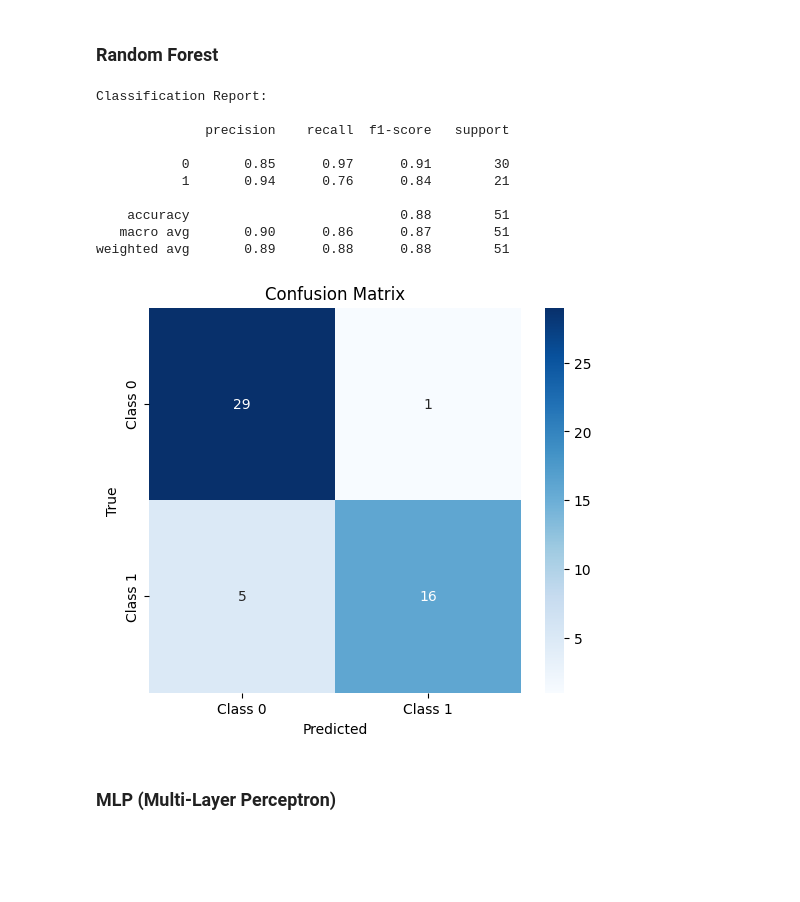
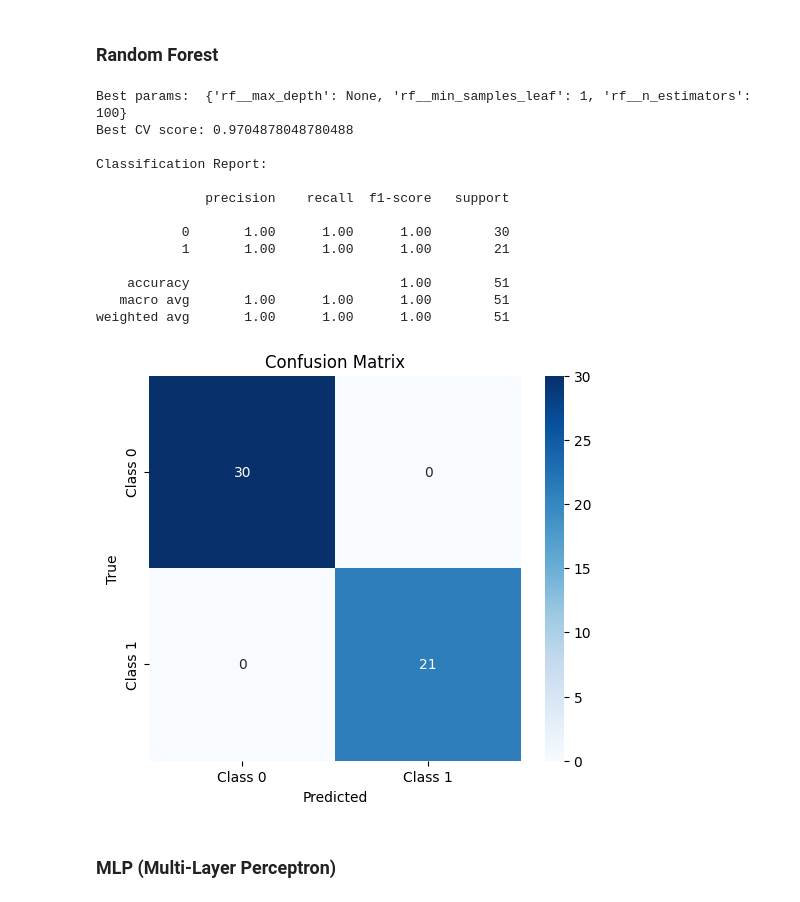
Before and after one commit to MichaelL200/Projekt-EKG, a Jupyter notebook: CNN.ipynb, the cells around one changed output. Saved outputs shown, nothing was run; the diff lists cells and outputs as text; code cells hidden in the pictures; blank space fills up the shorter version.

```diff
--- a/CNN.ipynb
+++ b/CNN.ipynb
@@ -297,10 +342,3 @@ quality_features_val = get_quality_features(val_df)
 X_val_features = scaler.transform(np.hstack([features_val, quality_features_val]))
 # %% [markdown]
 ### KNN
-# %%
-from sklearn.neighbors import KNeighborsClassifier
-
-knn = KNeighborsClassifier(n_neighbors=5, weights='distance')
-knn.fit(X_train_features, y_train)
-
-evaluate_classifier(knn, X_val_features, y_val)
@@ -398,22 +418,38 @@ weighted avg       0.96      0.96      0.96        51
 # %%
 from sklearn.ensemble import RandomForestClassifier
 
-rf = RandomForestClassifier(n_estimators=200, max_depth=None, random_state=42)
-rf.fit(X_train_features, y_train)
+pipeline = Pipeline([
+    ('rf', RandomForestClassifier(random_state=42))
+])
 
-evaluate_classifier(rf, X_val_features, y_val)
+param_grid = {
+    'rf__n_estimators': [100, 200, 300],
+    'rf__max_depth': [None, 5, 10],
+    'rf__min_samples_leaf': [1, 2, 4]
+}
+
+grid = GridSearchCV(pipeline, param_grid, cv=5, scoring='accuracy', n_jobs=-1)
+grid.fit(X_train_features, y_train)
+
+print("Best params: ", grid.best_params_)
+print("Best CV score:", grid.best_score_)
+
+evaluate_classifier(grid.best_estimator_, X_val_features, y_val)
 # %% [output]
+Best params:  {'rf__max_depth': None, 'rf__min_samples_leaf': 1, 'rf__n_estimators': 100}
+Best CV score: 0.9704878048780488
+
 Classification Report:
 
               precision    recall  f1-score   support
 
-           0       0.85      0.97      0.91        30
-           1       0.94      0.76      0.84        21
+           0       1.00      1.00      1.00        30
+           1       1.00      1.00      1.00        21
 
-    accuracy                           0.88        51
-   macro avg       0.90      0.86      0.87        51
-weighted avg       0.89      0.88      0.88        51
+    accuracy                           1.00        51
+   macro avg       1.00      1.00      1.00        51
+weighted avg       1.00      1.00      1.00        51
-[figure, old version]
+[figure, new version]
 # %% [markdown]
 ### MLP (Multi-Layer Perceptron)
 # %%
```
Also changed, not shown: parts of 8 cells of this notebook.
